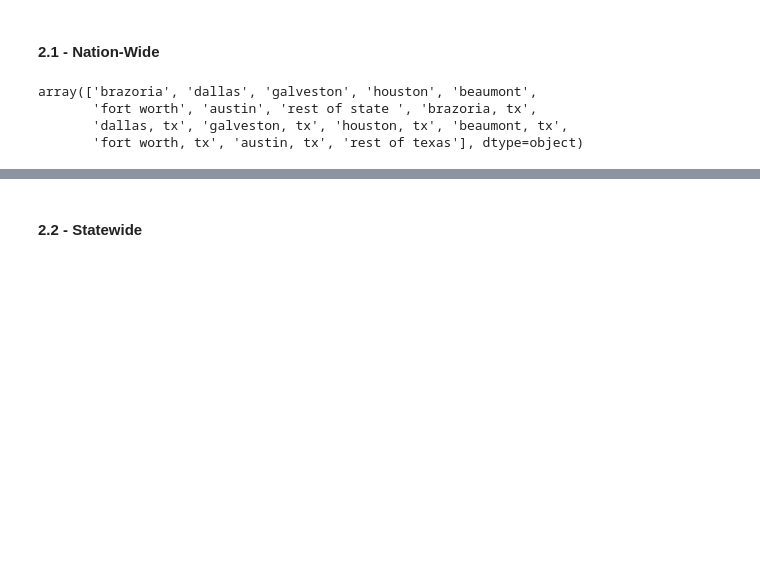
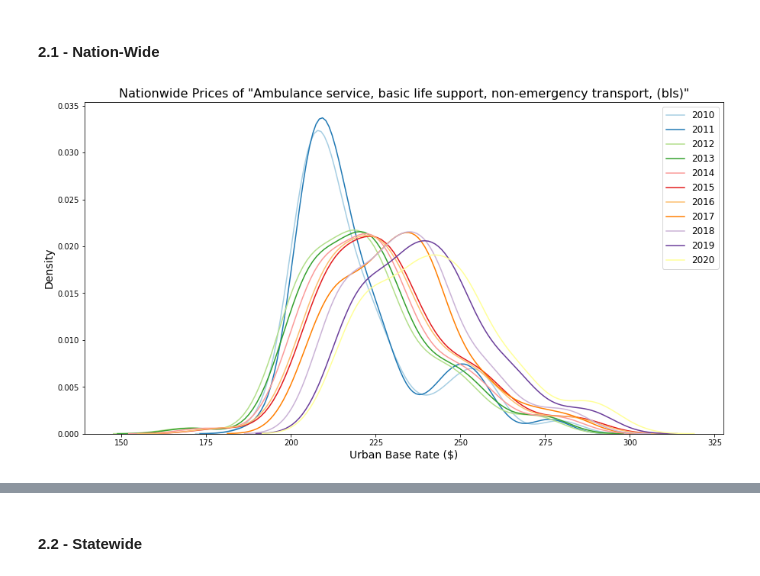
Before and after one commit to Data-Science-Link/Call_the_Ambulance, a Jupyter notebook: _Ambulance_Fee_Schedule_Analysis.ipynb, the cells around one changed output, grey strips where cells are left out. Saved outputs shown, nothing was run; the diff lists cells and outputs as text; code cells hidden in the pictures; blank space fills up the shorter version.

```diff
--- a/_Ambulance_Fee_Schedule_Analysis.ipynb
+++ b/_Ambulance_Fee_Schedule_Analysis.ipynb
@@ -299,10 +314,41 @@ df.sample(3)
 * *Rural Ground Miles* - This field displays the amounts for rural ground miles 1-17
 # %% [markdown]
 #### 2.1 - Nation-Wide<a class="anchor" id="vis_nation_2_1"></a>
-# %%
-df.loc[df['contractor/carrier name'] == 'texas']['locality name'].unique()
-# %% [output]
-array(['brazoria', 'dallas', 'galveston', 'houston', 'beaumont',
-       'fort worth', 'austin', 'rest of state ', 'brazoria, tx',
-       'dallas, tx', 'galveston, tx', 'houston, tx', 'beaumont, tx',
-       'fort worth, tx', 'austin, tx', 'rest of texas'], dtype=object)
+# %%
+# Import necessary modules
+import matplotlib.pyplot as plt
+import seaborn as sns
+sns.set_palette("Paired")
+
+# Create standard font sizes for figures
+SMALL_SIZE = 10
+MEDIUM_SIZE = 13
+BIGGER_SIZE = 16
+
+# Create for loop to append pd series of median 'cost' of basic life support services for each year across the nation
+lst = []
+for yr in lst_yrs[1:]:
+    median = df.loc[(df['hcpcs']=='A0428') & (df['year'] == yr)]['urban base rate / urban mileage'].median()
+    vals = df.loc[(df['hcpcs']=='A0428') & (df['year'] == yr)][['urban base rate / urban mileage']].values.flatten()
+    lst.append(vals)
+
+
+# Create figure and define size
+plt.figure(figsize=(15,8))
+
+# Iterate through the all years to plot kde histogram of basic life support cost
+for i in range(len(lst)):
+
+    # Draw the density plot
+    sns.distplot(lst[i], hist = False, kde = True,
+                 kde_kws = {'linewidth': 1.5},
+                 label = lst_yrs[i+1])
+
+# Plot formatting
+plt.legend(prop={'size': 12})
+plt.title('Nationwide Prices of "' + df.loc[df['hcpcs']=='A0428']['long description'].values[0] + '"', size=BIGGER_SIZE)
+plt.xlabel('Urban Base Rate ($)', fontsize=BIGGER_SIZE-2)
+plt.ylabel('Density', fontsize=BIGGER_SIZE-2)
+plt.show()
+# %% [output]
+[figure, added]
```
Also changed, not shown: parts of 30 cells of this notebook, 1 other file.
